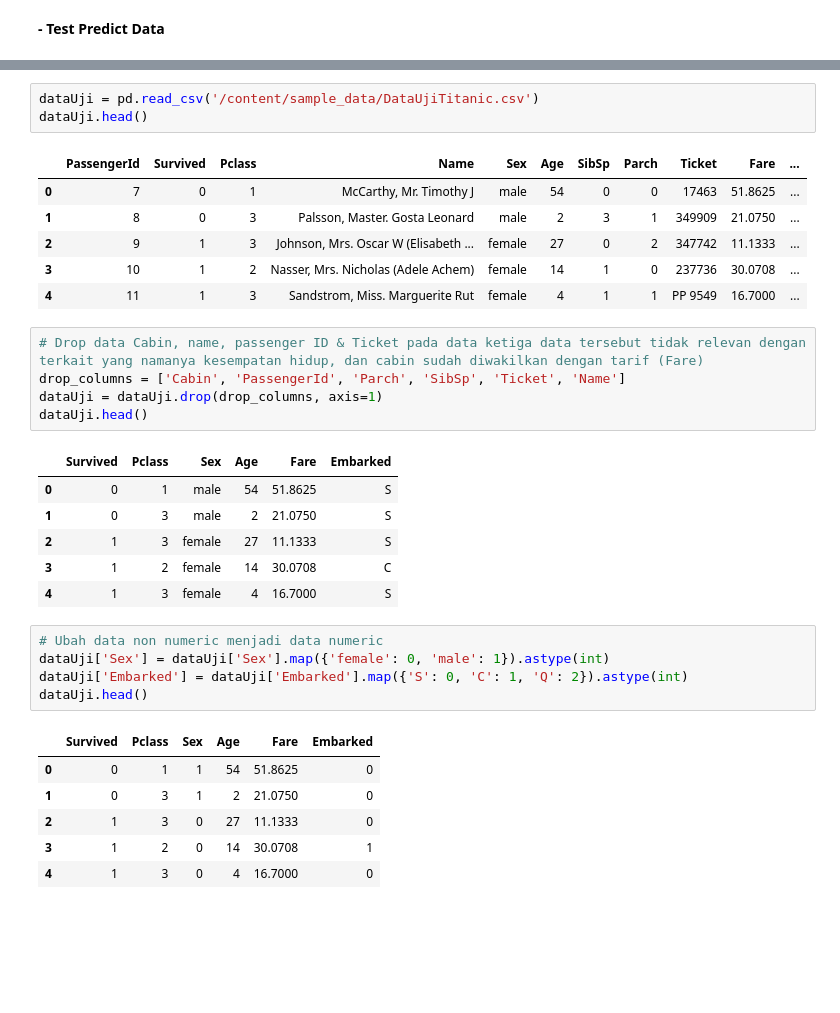
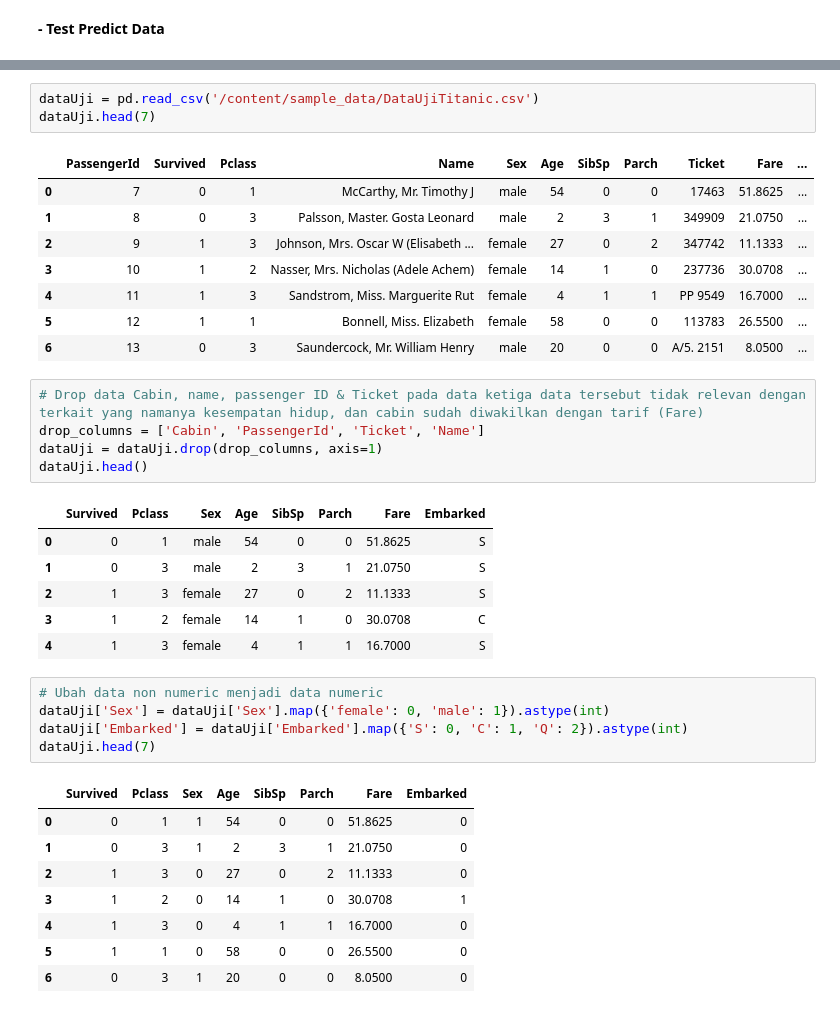
Before and after one commit to irvandandung/iris_project2_titanic, a Jupyter notebook: project_2_titanic_survivor.ipynb, the cells around one changed output, grey strips where cells are left out. Saved outputs shown, nothing was run; the diff lists cells and outputs as text; blank space fills up the shorter version.

```diff
--- a/project_2_titanic_survivor.ipynb
+++ b/project_2_titanic_survivor.ipynb
@@ -302,6 +302,6 @@ Saving to: ‘/content/sample_data/DataUjiTitanic.csv’
 # %%
 dataUji = pd.read_csv('/content/sample_data/DataUjiTitanic.csv')
-dataUji.head()
+dataUji.head(7)
 # %% [output]
 |  | PassengerId | Survived | Pclass | Name | Sex | Age | SibSp | Parch | Ticket | Fare | ... |
 | 0 | 7 | 0 | 1 | McCarthy, Mr. Timothy J | male | 54 | 0 | 0 | 17463 | 51.8625 | ... |
@@ -309,30 +309,34 @@ dataUji.head()
 | 2 | 9 | 1 | 3 | Johnson, Mrs. Oscar W (Elisabeth ... | female | 27 | 0 | 2 | 347742 | 11.1333 | ... |
 | 3 | 10 | 1 | 2 | Nasser, Mrs. Nicholas (Adele Achem) | female | 14 | 1 | 0 | 237736 | 30.0708 | ... |
 | 4 | 11 | 1 | 3 | Sandstrom, Miss. Marguerite Rut | female | 4 | 1 | 1 | PP 9549 | 16.7000 | ... |
+| 5 | 12 | 1 | 1 | Bonnell, Miss. Elizabeth | female | 58 | 0 | 0 | 113783 | 26.5500 | ... |
+| 6 | 13 | 0 | 3 | Saundercock, Mr. William Henry | male | 20 | 0 | 0 | A/5. 2151 | 8.0500 | ... |
 # %%
 # Drop data Cabin, name, passenger ID & Ticket pada data ketiga data tersebut tidak relevan dengan terkait yang namanya kesempatan hidup, dan cabin sudah diwakilkan dengan tarif (Fare)
-drop_columns = ['Cabin', 'PassengerId', 'Parch', 'SibSp', 'Ticket', 'Name']
+drop_columns = ['Cabin', 'PassengerId', 'Ticket', 'Name']
 dataUji = dataUji.drop(drop_columns, axis=1)
 dataUji.head()
 # %% [output]
-|  | Survived | Pclass | Sex | Age | Fare | Embarked |
-| 0 | 0 | 1 | male | 54 | 51.8625 | S |
-| 1 | 0 | 3 | male | 2 | 21.0750 | S |
-| 2 | 1 | 3 | female | 27 | 11.1333 | S |
-| 3 | 1 | 2 | female | 14 | 30.0708 | C |
-| 4 | 1 | 3 | female | 4 | 16.7000 | S |
+|  | Survived | Pclass | Sex | Age | SibSp | Parch | Fare | Embarked |
+| 0 | 0 | 1 | male | 54 | 0 | 0 | 51.8625 | S |
+| 1 | 0 | 3 | male | 2 | 3 | 1 | 21.0750 | S |
+| 2 | 1 | 3 | female | 27 | 0 | 2 | 11.1333 | S |
+| 3 | 1 | 2 | female | 14 | 1 | 0 | 30.0708 | C |
+| 4 | 1 | 3 | female | 4 | 1 | 1 | 16.7000 | S |
 # %%
 # Ubah data non numeric menjadi data numeric
 dataUji['Sex'] = dataUji['Sex'].map({'female': 0, 'male': 1}).astype(int)
 dataUji['Embarked'] = dataUji['Embarked'].map({'S': 0, 'C': 1, 'Q': 2}).astype(int)
-dataUji.head()
+dataUji.head(7)
 # %% [output]
-|  | Survived | Pclass | Sex | Age | Fare | Embarked |
-| 0 | 0 | 1 | 1 | 54 | 51.8625 | 0 |
-| 1 | 0 | 3 | 1 | 2 | 21.0750 | 0 |
-| 2 | 1 | 3 | 0 | 27 | 11.1333 | 0 |
-| 3 | 1 | 2 | 0 | 14 | 30.0708 | 1 |
-| 4 | 1 | 3 | 0 | 4 | 16.7000 | 0 |
+|  | Survived | Pclass | Sex | Age | SibSp | Parch | Fare | Embarked |
+| 0 | 0 | 1 | 1 | 54 | 0 | 0 | 51.8625 | 0 |
+| 1 | 0 | 3 | 1 | 2 | 3 | 1 | 21.0750 | 0 |
+| 2 | 1 | 3 | 0 | 27 | 0 | 2 | 11.1333 | 0 |
+| 3 | 1 | 2 | 0 | 14 | 1 | 0 | 30.0708 | 1 |
+| 4 | 1 | 3 | 0 | 4 | 1 | 1 | 16.7000 | 0 |
+| 5 | 1 | 1 | 0 | 58 | 0 | 0 | 26.5500 | 0 |
+| 6 | 0 | 3 | 1 | 20 | 0 | 0 | 8.0500 | 0 |
 # %%
 x_new = dataUji.iloc[:, 1:].values
 x_new = preprocessing.StandardScaler().fit_transform(X)
```
Also changed, not shown: parts of 13 cells of this notebook.
